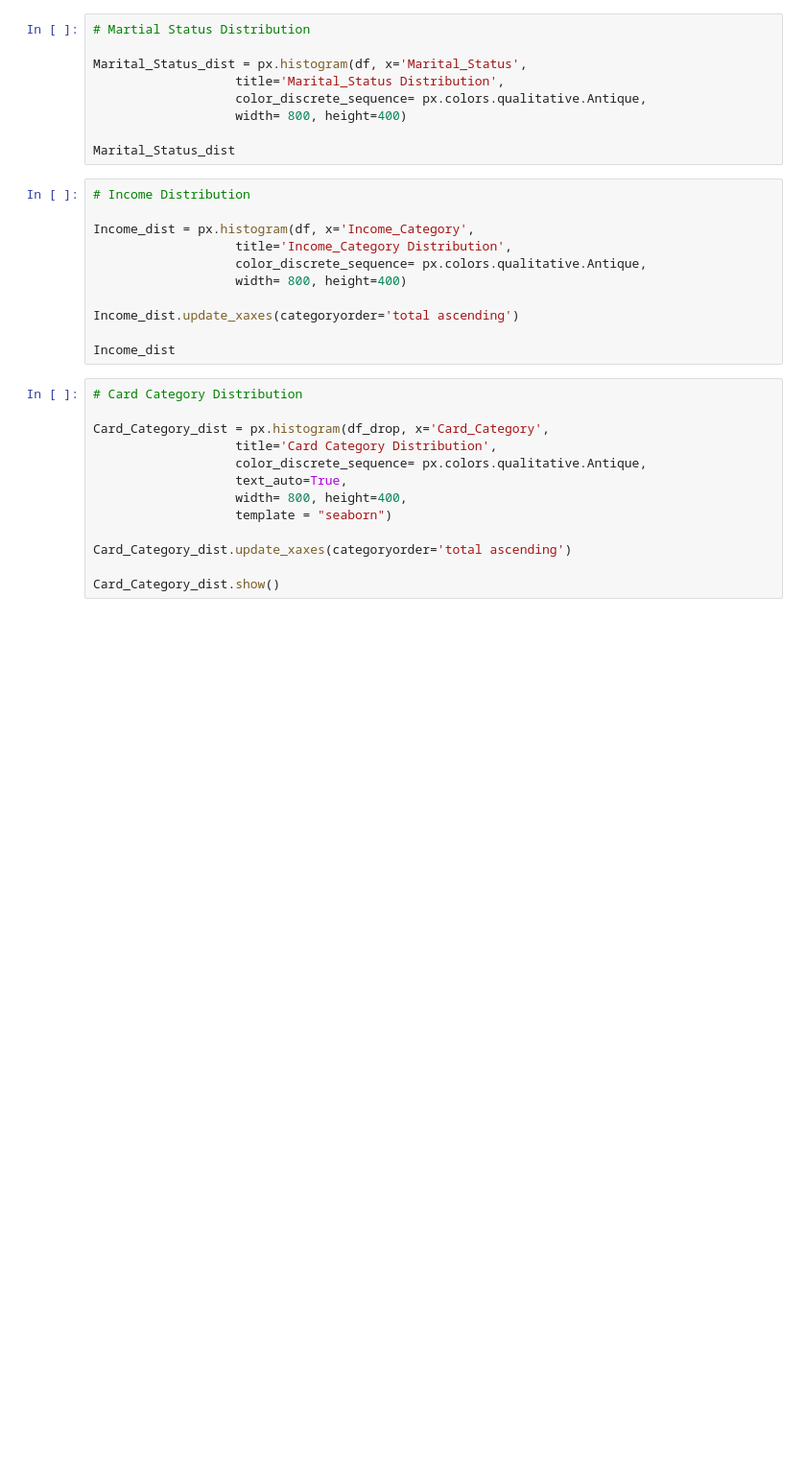
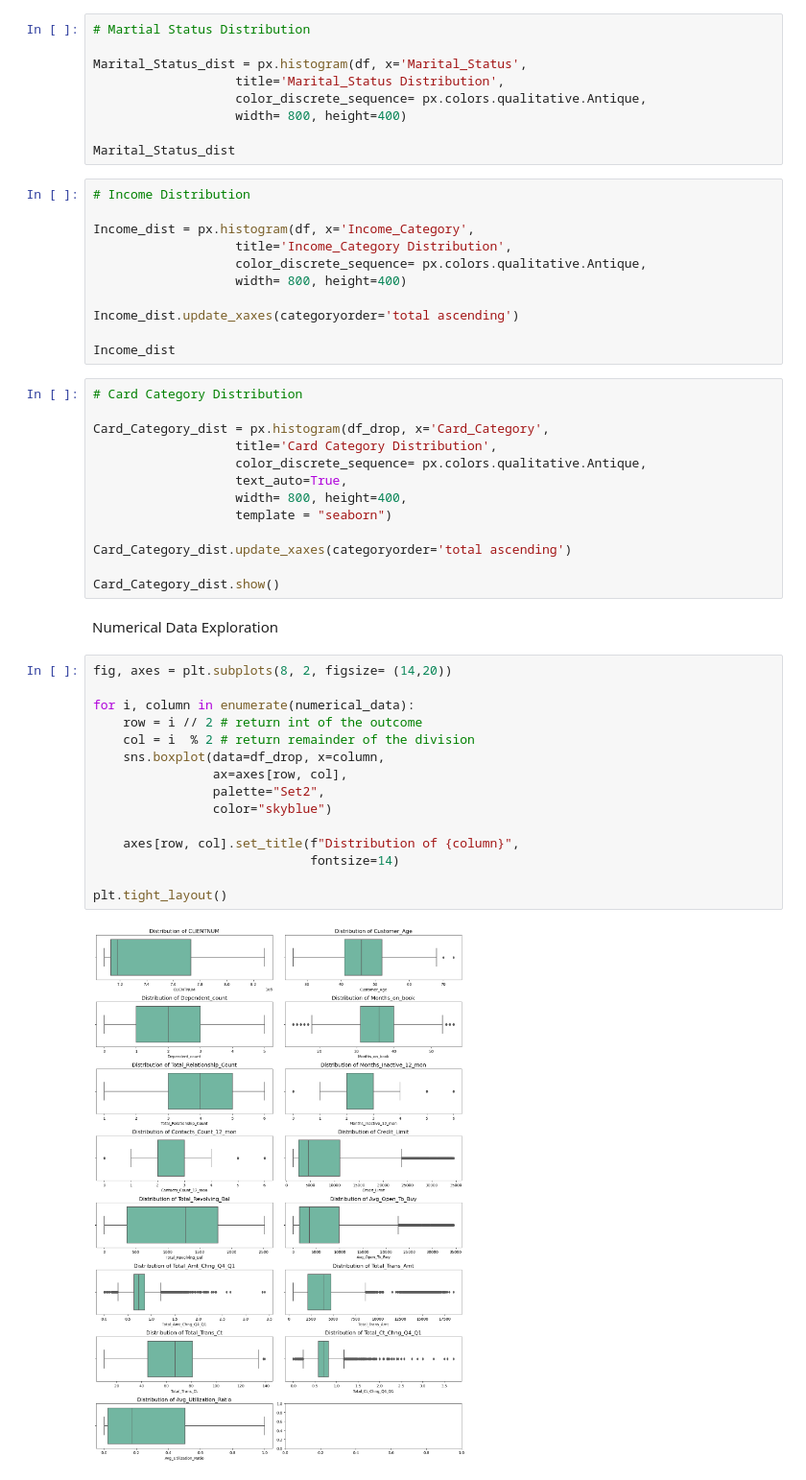
Before and after one commit to Zac-Chenn/MyProject_2-Bank-Churner, a Jupyter notebook: Bank_Churner_Analysis.ipynb, the cells around one changed output. Shown at 96% size. Drawn from its saved outputs; the diff is of its cells as text; blank space fills up the shorter version.

```diff
--- a/Bank_Churner_Analysis.ipynb
+++ b/Bank_Churner_Analysis.ipynb
@@ -255,3 +255,22 @@ Card_Category_dist = px.histogram(df_drop, x='Card_Category',
 Card_Category_dist.update_xaxes(categoryorder='total ascending')
 
 Card_Category_dist.show()
+# %% [markdown]
+Numerical Data Exploration
+# %%
+fig, axes = plt.subplots(8, 2, figsize= (14,20))
+
+for i, column in enumerate(numerical_data):
+    row = i // 2 # return int of the outcome
+    col = i  % 2 # return remainder of the division
+    sns.boxplot(data=df_drop, x=column,
+                ax=axes[row, col],
+                palette="Set2",
+                color="skyblue")
+
+    axes[row, col].set_title(f"Distribution of {column}",
+                             fontsize=14)
+
+plt.tight_layout()
+# %% [output]
+[figure, added]
```
Also changed, not shown: parts of 29 cells of this notebook.
